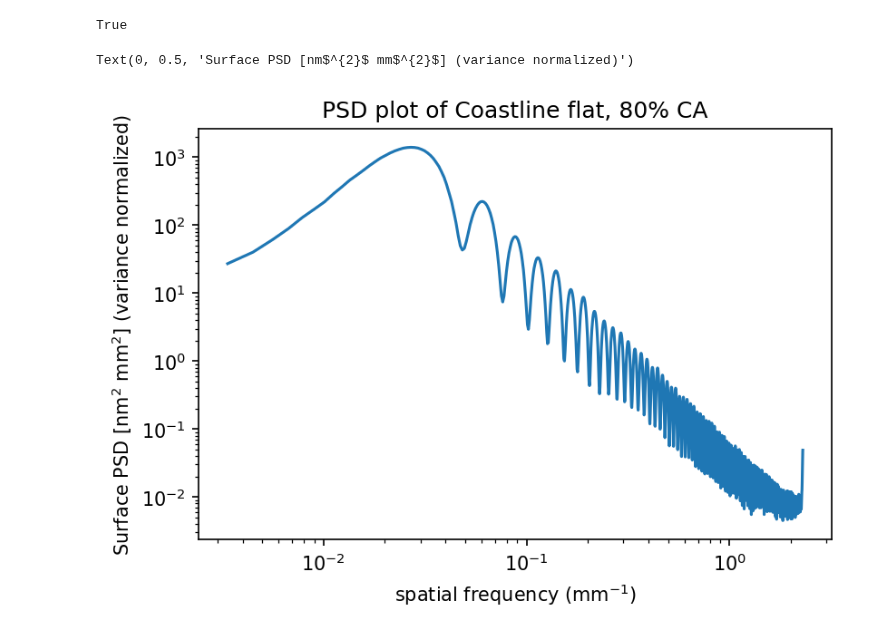
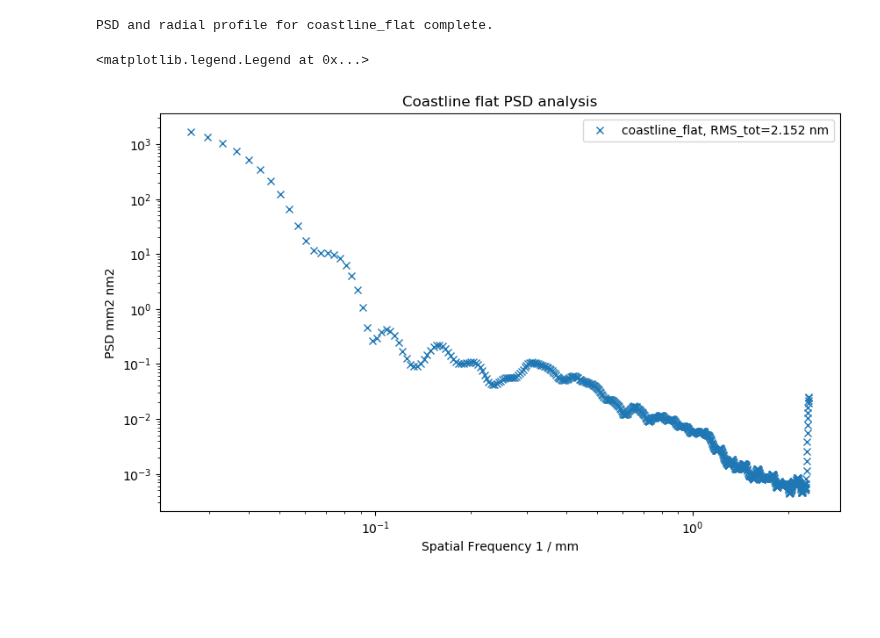
Before and after one commit to magao-x/magaox_poppy, a Jupyter notebook: PSD/psdGenerator_coastlineFlat.ipynb, the cells around one changed output. Saved outputs shown, nothing was run; the diff lists cells and outputs as text; code cells hidden in the pictures; blank space fills up the shorter version.

```diff
--- a/PSD/psdGenerator_coastlineFlat.ipynb
+++ b/PSD/psdGenerator_coastlineFlat.ipynb
@@ -531,15 +0,0 @@ Text(0, 0.5, 'Surface PSD [nm$^{2}$ mm$^{2}$] (variance normalized)')
-# %%
-# oversample the data to prepare for FFTs
-oversamp = 16
-optic_wf = psd.zeroPadOversample(ap_submean,oversamp)
-power_optic = psd.calcPower2(optic_wf)
-
-# PSD normalization
-sig_sq_tot = np.sum(power_optic)*((delta_k)**2)
-scale_factor = sig_sq_tot / ap_var
-norm_psd = power_optic / scale_factor
-
-# check that the normalized PSD matches the aperture variance
-np.allclose(np.sum(norm_psd)*(delta_k**2), ap_var)
-# %% [output]
-True
@@ -565,11 +0,0 @@ while((r+r_halfside)<shift):
-# %%
-# convert mean from mm^2 mm^2 to nm^2 mm^2
-mean_val_nm2_nw = [i*1e12 for i in mean_val_nw]
-plt.figure(dpi=150)
-plt.loglog(k_val, mean_val_nm2_nw)
-plt.title('PSD plot of Coastline flat, 80% CA')
-plt.xlabel('spatial frequency (mm$^{-1}$)')
-plt.ylabel('Surface PSD [nm$^{2}$ mm$^{2}$] (variance normalized)')
-# %% [output]
-Text(0, 0.5, 'Surface PSD [nm$^{2}$ mm$^{2}$] (variance normalized)')
-[figure, removed]
@@ -575,0 +30,30 @@ Text(0, 0.5, 'Surface PSD [nm$^{2}$ mm$^{2}$] (variance normalized)')
+# %%
+# generate the PSD
+opt_parms = {'ca' : 80, # of the 80% CA given
+             'ovs': 4096,
+             'surf_units': u.micron,
+             'ring_width': 3,
+             'diam_ca100': 50*u.mm} # useful for PSD
+
+filename = filename='zygo_data/flat_mirrors/coastline_test/coastline_{0}CA'.format(opt_parms['ca'])
+clf = psd.surfPSD(surf_name='coastline_flat')
+clf.open_surf(fileloc=filename+'_surf.fits', surf_units=opt_parms['surf_units'])
+clf.open_mask(fileloc=filename+'_mask.fits')
+clf.calc_psd(oversamp=opt_parms['ovs'])
+clf.write_psd_file(filename=filename+'_PSD.fits', psd_data=clf.psd_cal, single_precision=False)
+clf.calc_psd_radial(ring_width=opt_parms['ring_width'])
+print('PSD and radial profile for {0} complete.'.format(clf.surf_name))
+# %% [output]
+PSD and radial profile for coastline_flat complete.
+# %%
+plt.figure(figsize=[10,6],dpi=100)
+plt.loglog(clf.k_radial.value, clf.psd_radial_cal.value, 'x', label='{0}, RMS_tot={1:.3f}'.format(clf.surf_name, clf.rms_tot))
+plt.xlabel('Spatial Frequency {0}'.format(clf.k_radial.unit))
+plt.ylabel('PSD {0}'.format(clf.psd_radial_cal.unit))
+plt.title('Coastline flat PSD analysis'.format(opt_parms['ca']))
+plt.legend()
+#plt.legend(prop={'size':9},loc='center left', bbox_to_anchor=(1, 0.5))
+#plt.axvline(x=0.1, color='b')
+# %% [output]
+<matplotlib.legend.Legend at 0x...>
+[figure, added]
```
Also changed, not shown: parts of 57 cells of this notebook, 1 other file.
